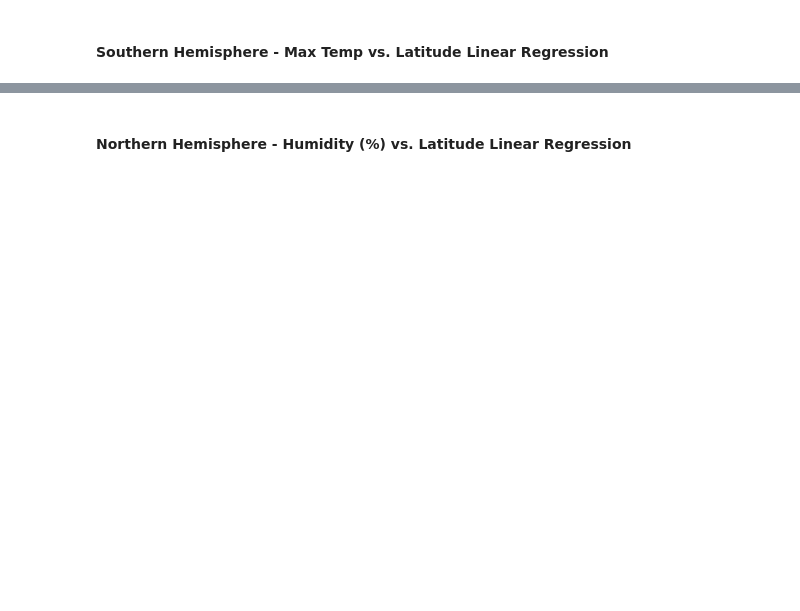
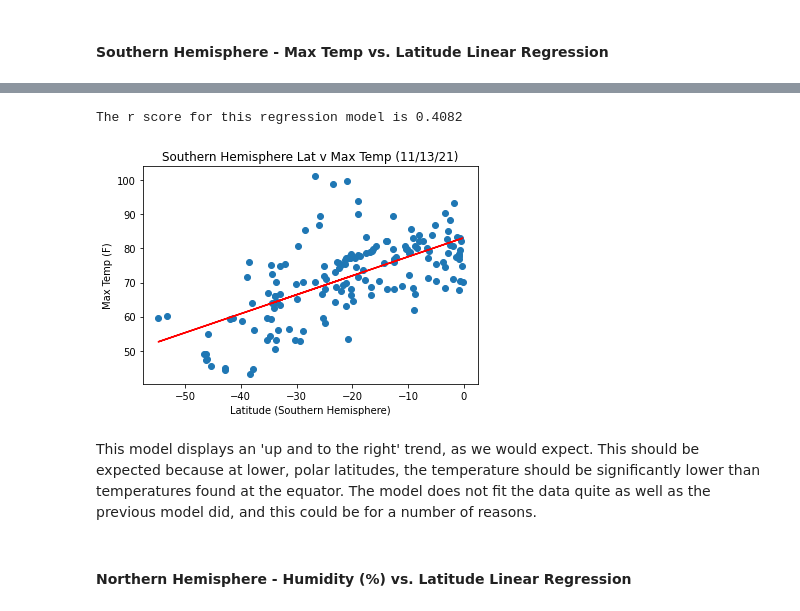
Before and after one commit to JakeRose689/Python-API-Challenge, a Jupyter notebook: WeatherPy/WeatherPy.ipynb, the cells around one changed output, grey strips where cells are left out. Drawn from its saved outputs; the diff is of its cells as text; code cells hidden in the pictures; blank space fills up the shorter version.

```diff
--- a/WeatherPy/WeatherPy.ipynb
+++ b/WeatherPy/WeatherPy.ipynb
@@ -259,2 +270,21 @@ The r-value is: 0.6082708688906918
+# %%
+x = southern_hem['Lat']
+y = southern_hem['Max Temp']
+(slope, intercept, rvalue, pvalue, stderr) = linregress(x, y)
+regression = x * slope + intercept
+line = f"y = {str(round(slope,2))}x + {str(round(intercept,2))}"
+fig = plt.scatter(x, y)
+plt.plot(x, regression, "r-")
+plt.annotate(line, (0,0), fontsize=12, color='red')
+plt.title('Southern Hemisphere Lat v Max Temp (11/13/21)')
+plt.xlabel('Latitude (Southern Hemisphere)')
+plt.ylabel('Max Temp (F)')
+print(f'The r score for this regression model is {round(rvalue**2, 5)}')
+plt.savefig('SHemi_Temp_v_Lat.png')
+# %% [output]
+The r score for this regression model is 0.4082
+[figure, added]
+# %% [markdown]
+This model displays an 'up and to the right' trend, as we would expect. This should be expected because at lower, polar latitudes, the temperature should be significantly lower than temperatures found at the equator. The model does not fit the data quite as well as the previous model did, and this could be for a number of reasons.
 # %% [markdown]
 ####  Northern Hemisphere - Humidity (%) vs. Latitude Linear Regression
```
Also changed, not shown: parts of 22 cells of this notebook, 8 other files.
